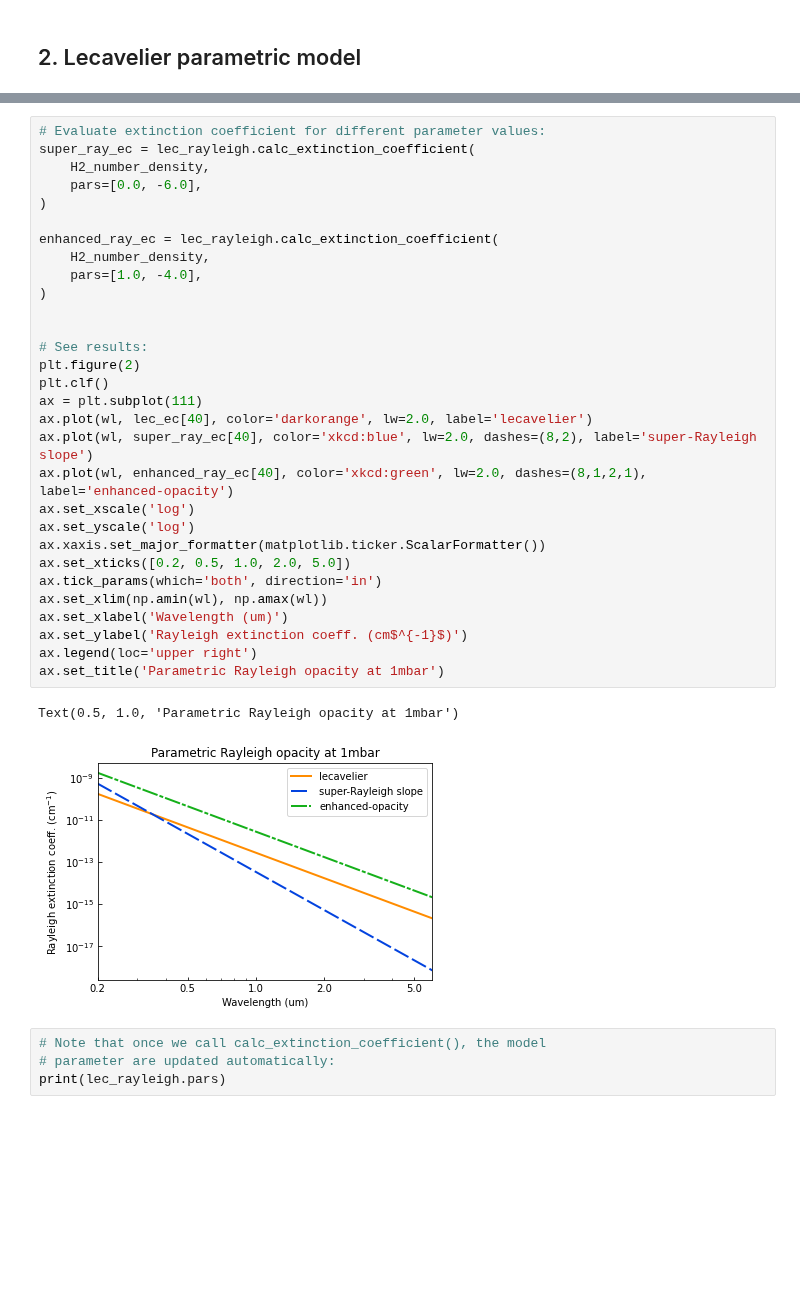
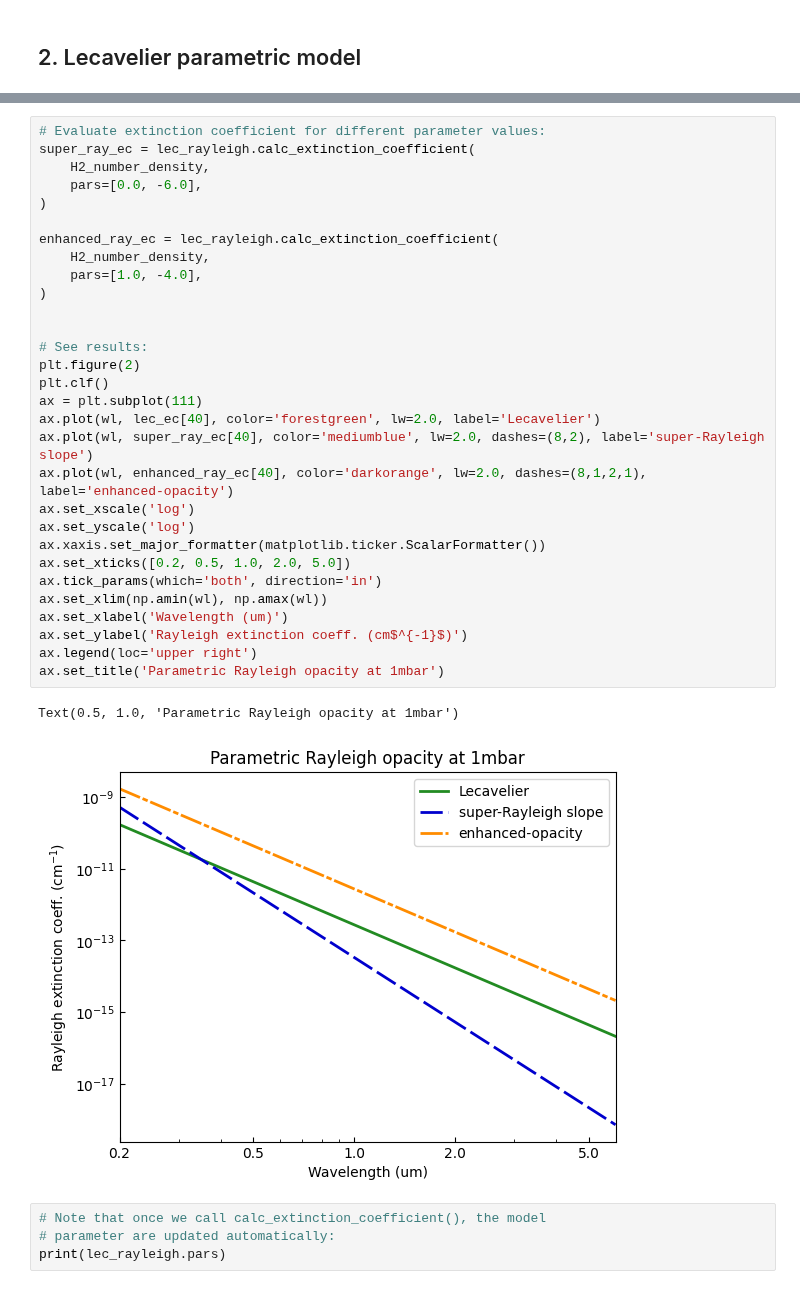
Before and after one commit to pcubillos/pyratbay, a Jupyter notebook: docs/cookbooks/opacity_rayleigh.ipynb, the cells around one changed output, grey strips where cells are left out. Cells and saved outputs as stored; diff of their text form; blank space fills up the shorter version.

```diff
--- a/docs/cookbooks/opacity_rayleigh.ipynb
+++ b/docs/cookbooks/opacity_rayleigh.ipynb
@@ -148,36 +180,36 @@ Text(0.5, 1.0, 'Lecavelier Rayleigh opacity at 1mbar')
 # %%
 # Evaluate extinction coefficient for different parameter values:
 super_ray_ec = lec_rayleigh.calc_extinction_coefficient(
     H2_number_density,
     pars=[0.0, -6.0],
 )
 
 enhanced_ray_ec = lec_rayleigh.calc_extinction_coefficient(
     H2_number_density,
     pars=[1.0, -4.0],
 )
 
 
 # See results:
 plt.figure(2)
 plt.clf()
 ax = plt.subplot(111)
-ax.plot(wl, lec_ec[40], color='darkorange', lw=2.0, label='lecavelier')
-ax.plot(wl, super_ray_ec[40], color='xkcd:blue', lw=2.0, dashes=(8,2), label='super-Rayleigh slope')
-ax.plot(wl, enhanced_ray_ec[40], color='xkcd:green', lw=2.0, dashes=(8,1,2,1), label='enhanced-opacity')
+ax.plot(wl, lec_ec[40], color='forestgreen', lw=2.0, label='Lecavelier')
+ax.plot(wl, super_ray_ec[40], color='mediumblue', lw=2.0, dashes=(8,2), label='super-Rayleigh slope')
+ax.plot(wl, enhanced_ray_ec[40], color='darkorange', lw=2.0, dashes=(8,1,2,1), label='enhanced-opacity')
 ax.set_xscale('log')
 ax.set_yscale('log')
 ax.xaxis.set_major_formatter(matplotlib.ticker.ScalarFormatter())
 ax.set_xticks([0.2, 0.5, 1.0, 2.0, 5.0])
 ax.tick_params(which='both', direction='in')
 ax.set_xlim(np.amin(wl), np.amax(wl))
 ax.set_xlabel('Wavelength (um)')
 ax.set_ylabel('Rayleigh extinction coeff. (cm$^{-1}$)')
 ax.legend(loc='upper right')
 ax.set_title('Parametric Rayleigh opacity at 1mbar')
 # %% [output]
 Text(0.5, 1.0, 'Parametric Rayleigh opacity at 1mbar')
-[figure, old version]
+[figure, new version]
 # %%
 # Note that once we call calc_extinction_coefficient(), the model
 # parameter are updated automatically:
```
Also changed, not shown: parts of 10 cells of this notebook, 14 other files.
